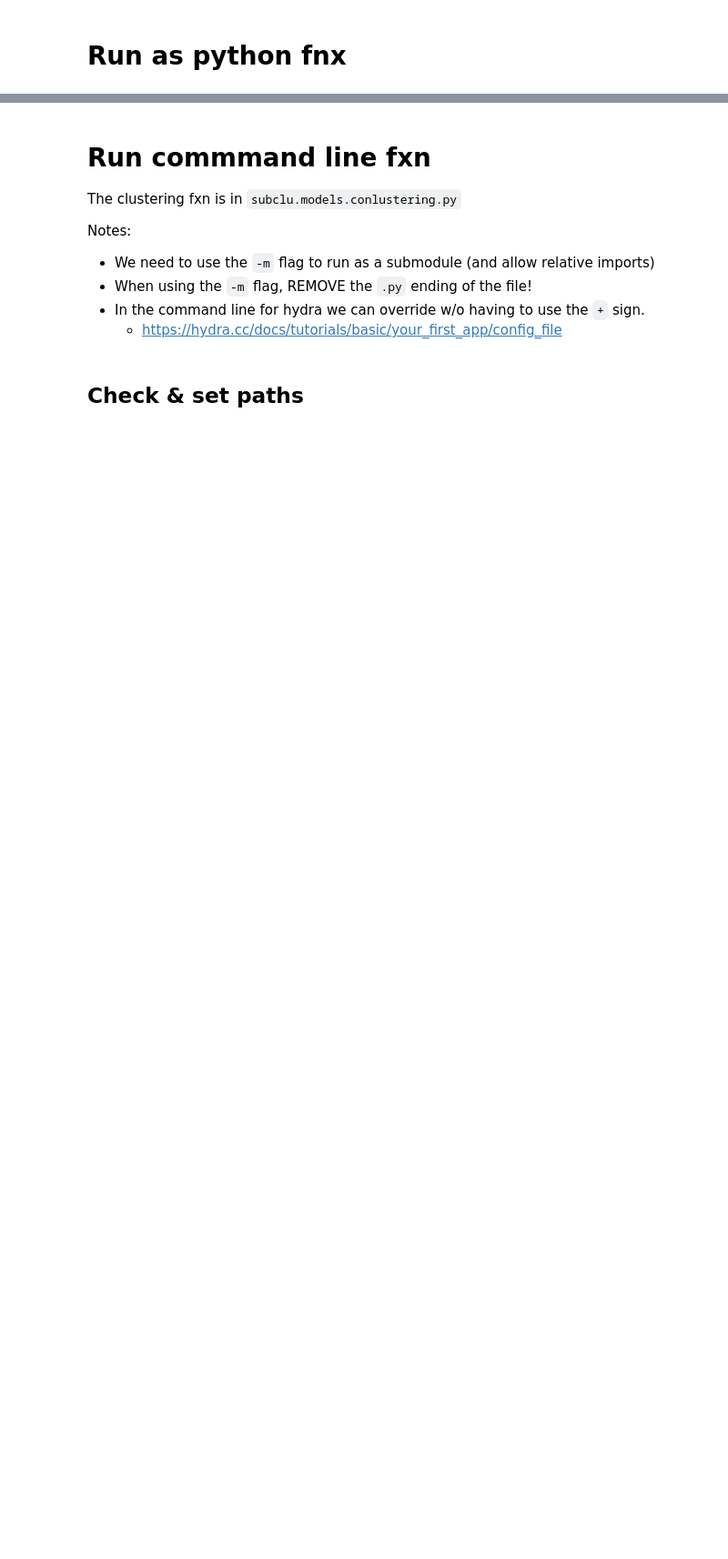
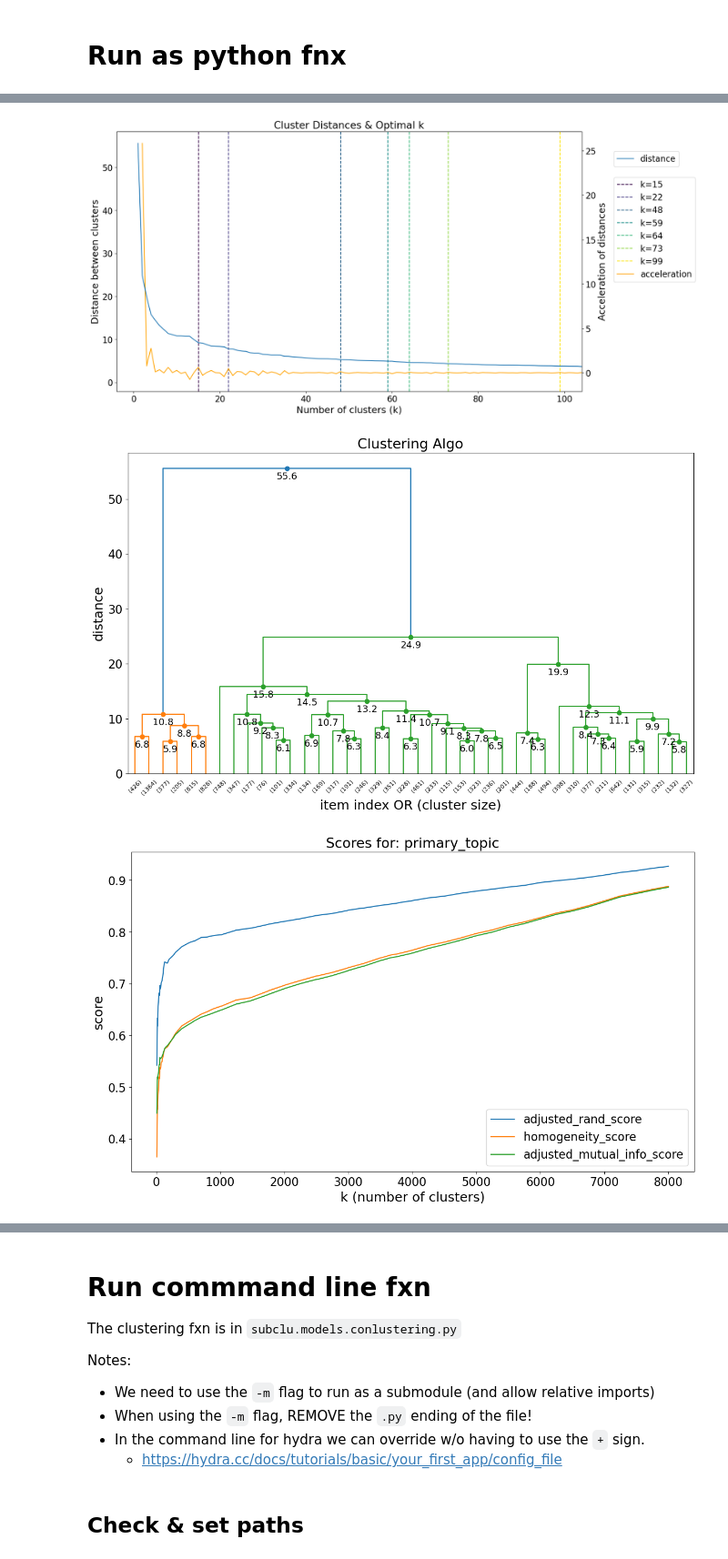
Before and after one commit to nazanin-zinouri/subclu, a Jupyter notebook: notebooks/v0.6.1/djb_06.00-2022-11-09-run_v0.6.1_subreddit_level_clustering_hydra_parallel.ipynb, the cells around one changed output, grey strips where cells are left out. Shown at 91% size. Saved outputs shown, nothing was run; the diff lists cells and outputs as text; code cells hidden in the pictures; blank space fills up the shorter version.

Commit message:
Add notebook running cluster models & update mlruns.db

```diff
--- a/notebooks/v0.6.1/djb_06.00-2022-11-09-run_v0.6.1_subreddit_level_clustering_hydra_parallel.ipynb
+++ b/notebooks/v0.6.1/djb_06.00-2022-11-09-run_v0.6.1_subreddit_level_clustering_hydra_parallel.ipynb
@@ -148,8 +154,10 @@ This config should include:
 # %%
 test_experiment = 'v0.6.1_mUSE_clustering_test'
 
+config_name = 'clustering_v0.6.1_subreddit_base.yaml'
+
 cfg_cluster_test = LoadHydraConfig(
-    config_name='clustering_v0.6.1_subreddit_base.yaml',
+    config_name=config_name,
     config_path="../config",
     overrides=[
         f"mlflow_experiment_name={test_experiment}"
@@ -219,12 +234,11 @@ cls_test = ClusterEmbeddings(
     **{
         **cfg_cluster_test.config_dict,
         **{
-            'n_sample_embedding_rows': 9000,
+            'n_sample_embedding_rows': 100000,
             'mlflow_experiment_name': test_experiment,
         }
     }
 )
 
-df_emb_ = cls_test._load_embeddings()
-# cls_test.run_clustering()
+cls_test.run_clustering()
 # %% [output]
@@ -236,0 +262,3 @@ df_emb_ = cls_test._load_embeddings()
+[figure, added]
+[figure, added]
+[figure, added]
```
Also changed, not shown: parts of 29 cells of this notebook, 1 other file.
